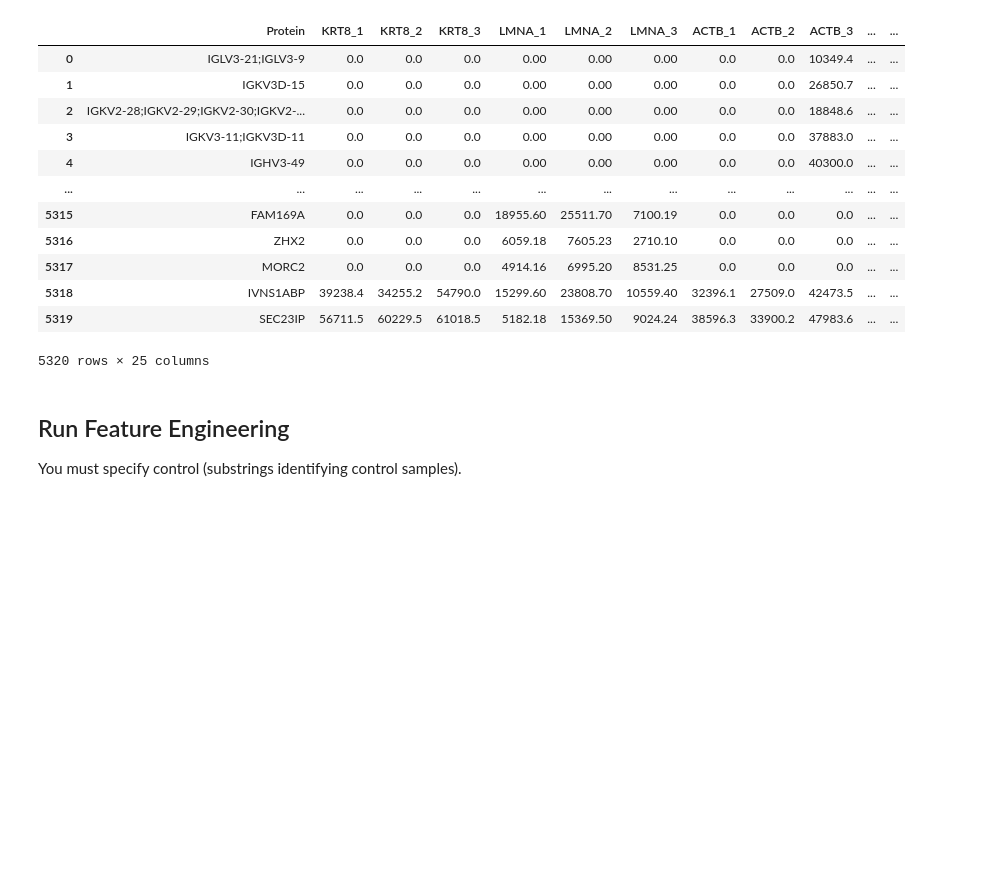
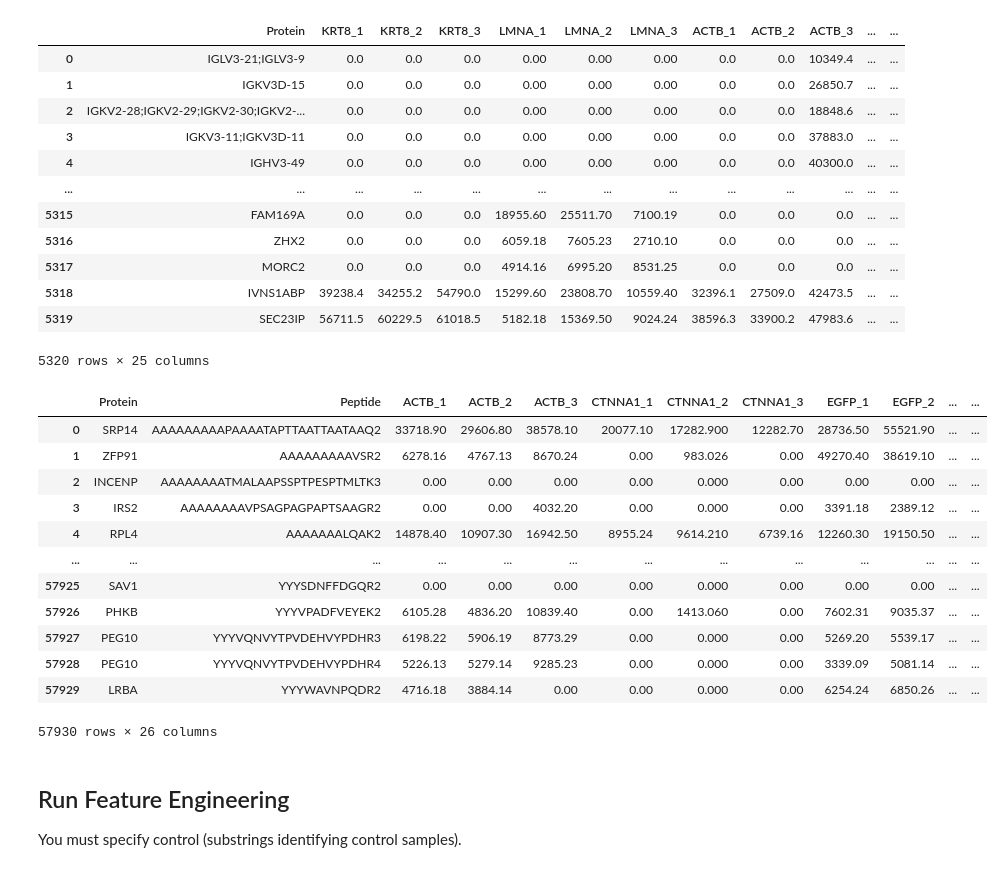
Before and after one commit to camlab-bioml/whisper, a Jupyter notebook: tutorial/tutorial_puppi.ipynb, the cells around one changed output. Drawn from its saved outputs; the diff is of its cells as text; code cells hidden in the pictures; blank space fills up the shorter version.

Commit message:
peptide and fragment level

```diff
--- a/tutorial/tutorial_puppi.ipynb
+++ b/tutorial/tutorial_puppi.ipynb
@@ -30,6 +32,23 @@ intensity_df
 | 5318 | IVNS1ABP | 39238.4 | 34255.2 | 54790.0 | 15299.60 | 23808.70 | 10559.40 | 32396.1 | 27509.0 | 42473.5 | ... | ... |
 | 5319 | SEC23IP | 56711.5 | 60229.5 | 61018.5 | 5182.18 | 15369.50 | 9024.24 | 38596.3 | 33900.2 | 47983.6 | ... | ... |
 5320 rows × 25 columns
+# %%
+intensity_peptide_df = pd.read_csv("input_peptide_intensity_dataset.tsv", sep="\t")
+intensity_peptide_df
+# %% [output]
+|  | Protein | Peptide | ACTB_1 | ACTB_2 | ACTB_3 | CTNNA1_1 | CTNNA1_2 | CTNNA1_3 | EGFP_1 | EGFP_2 | ... | ... |
+| 0 | SRP14 | AAAAAAAAAPAAAATAPTTAATTAATAAQ2 | 33718.90 | 29606.80 | 38578.10 | 20077.10 | 17282.900 | 12282.70 | 28736.50 | 55521.90 | ... | ... |
+| 1 | ZFP91 | AAAAAAAAAVSR2 | 6278.16 | 4767.13 | 8670.24 | 0.00 | 983.026 | 0.00 | 49270.40 | 38619.10 | ... | ... |
+| 2 | INCENP | AAAAAAAATMALAAPSSPTPESPTMLTK3 | 0.00 | 0.00 | 0.00 | 0.00 | 0.000 | 0.00 | 0.00 | 0.00 | ... | ... |
+| 3 | IRS2 | AAAAAAAAVPSAGPAGPAPTSAAGR2 | 0.00 | 0.00 | 4032.20 | 0.00 | 0.000 | 0.00 | 3391.18 | 2389.12 | ... | ... |
+| 4 | RPL4 | AAAAAAALQAK2 | 14878.40 | 10907.30 | 16942.50 | 8955.24 | 9614.210 | 6739.16 | 12260.30 | 19150.50 | ... | ... |
+| ... | ... | ... | ... | ... | ... | ... | ... | ... | ... | ... | ... | ... |
+| 57925 | SAV1 | YYYSDNFFDGQR2 | 0.00 | 0.00 | 0.00 | 0.00 | 0.000 | 0.00 | 0.00 | 0.00 | ... | ... |
+| 57926 | PHKB | YYYVPADFVEYEK2 | 6105.28 | 4836.20 | 10839.40 | 0.00 | 1413.060 | 0.00 | 7602.31 | 9035.37 | ... | ... |
+| 57927 | PEG10 | YYYVQNVYTPVDEHVYPDHR3 | 6198.22 | 5906.19 | 8773.29 | 0.00 | 0.000 | 0.00 | 5269.20 | 5539.17 | ... | ... |
+| 57928 | PEG10 | YYYVQNVYTPVDEHVYPDHR4 | 5226.13 | 5279.14 | 9285.23 | 0.00 | 0.000 | 0.00 | 3339.09 | 5081.14 | ... | ... |
+| 57929 | LRBA | YYYWAVNPQDR2 | 4716.18 | 3884.14 | 0.00 | 0.00 | 0.000 | 0.00 | 6254.24 | 6850.26 | ... | ... |
+57930 rows × 26 columns
 # %% [markdown]
 ## Run Feature Engineering
 
```
Also changed, not shown: parts of 6 cells of this notebook, 5 other files.
